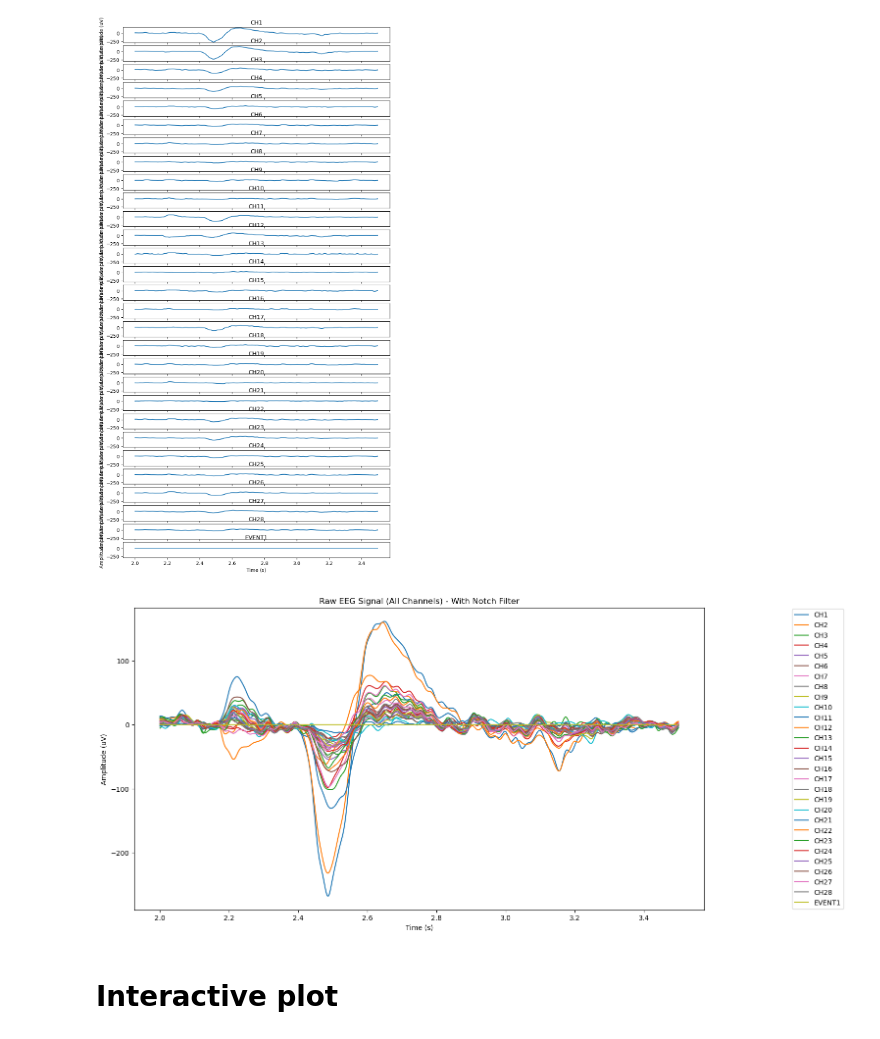
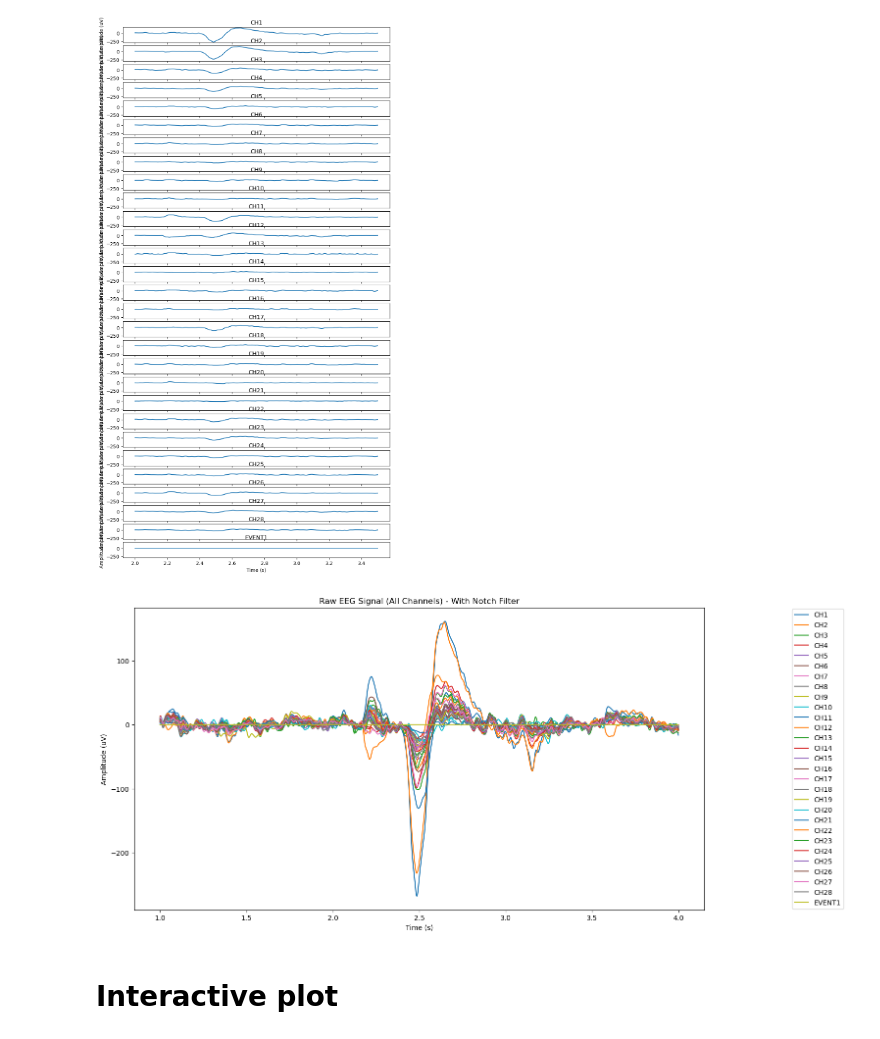
Before and after one commit to Met0o/EEG, a Jupyter notebook: MNE.ipynb, the cells around one changed output. Saved outputs shown, nothing was run; the diff lists cells and outputs as text; code cells hidden in the pictures.

```diff
--- a/MNE.ipynb
+++ b/MNE.ipynb
@@ -354,21 +349,21 @@ plt.show()
 # %%
 # Stack all channels on top of eachother
 # select a time range to plot
-start_time = 2000
-end_time = 3500
+start_time = 1000
+end_time = 4000
 
 # extract the data for the selected time range
 data, times = raw[:, start_time:end_time]
 
 # plot the data
 fig, ax = plt.subplots(figsize=(15, 8))
 for i in range(data.shape[0]):
     ax.plot(times, data[i, :], label=raw.ch_names[i])
 ax.set(title='Raw EEG Signal (All Channels) - With Notch Filter', xlabel='Time (s)', ylabel='Amplitude (uV)')
 ax.legend(loc='right', bbox_to_anchor=(1.25, 0.5))
 plt.show()
 # %% [output]
-[figure, old version]
+[figure, new version]
 # %% [markdown]
 # Interactive plot
 # %%
```
Also changed, not shown: parts of 7 cells of this notebook.
